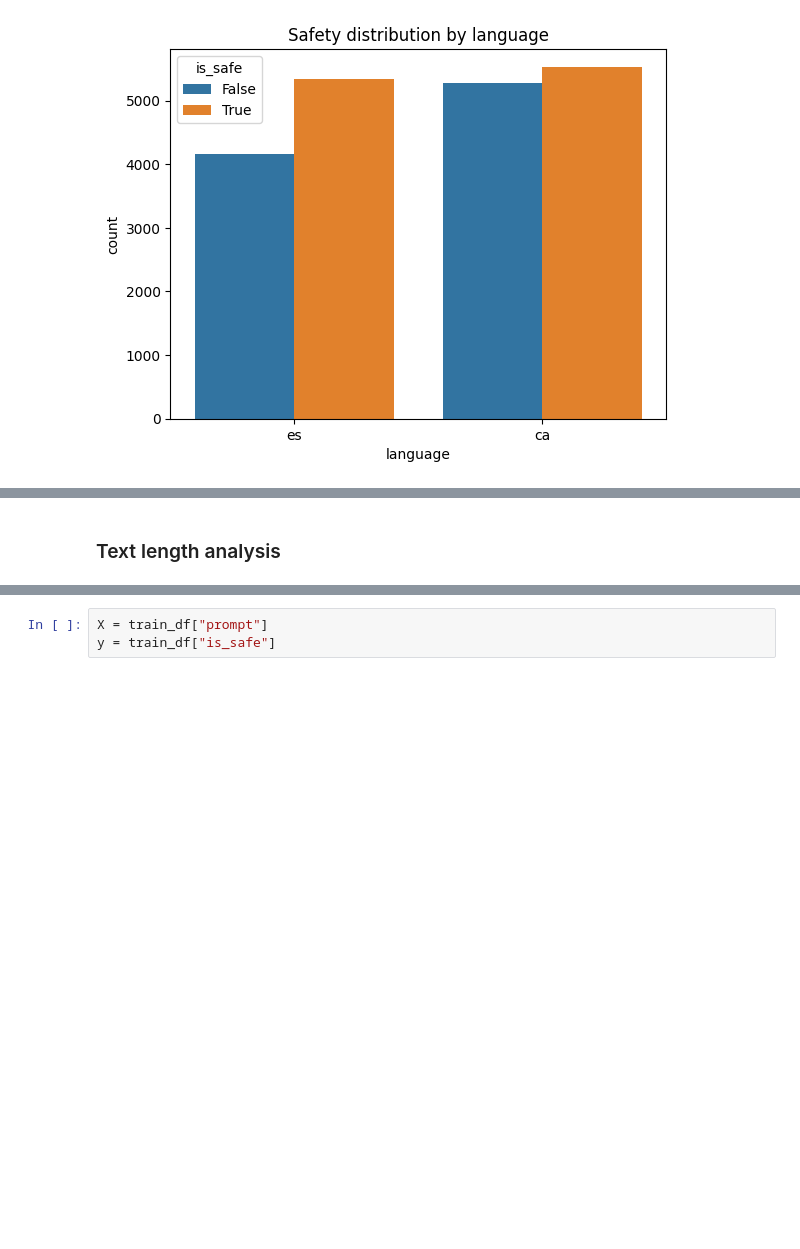
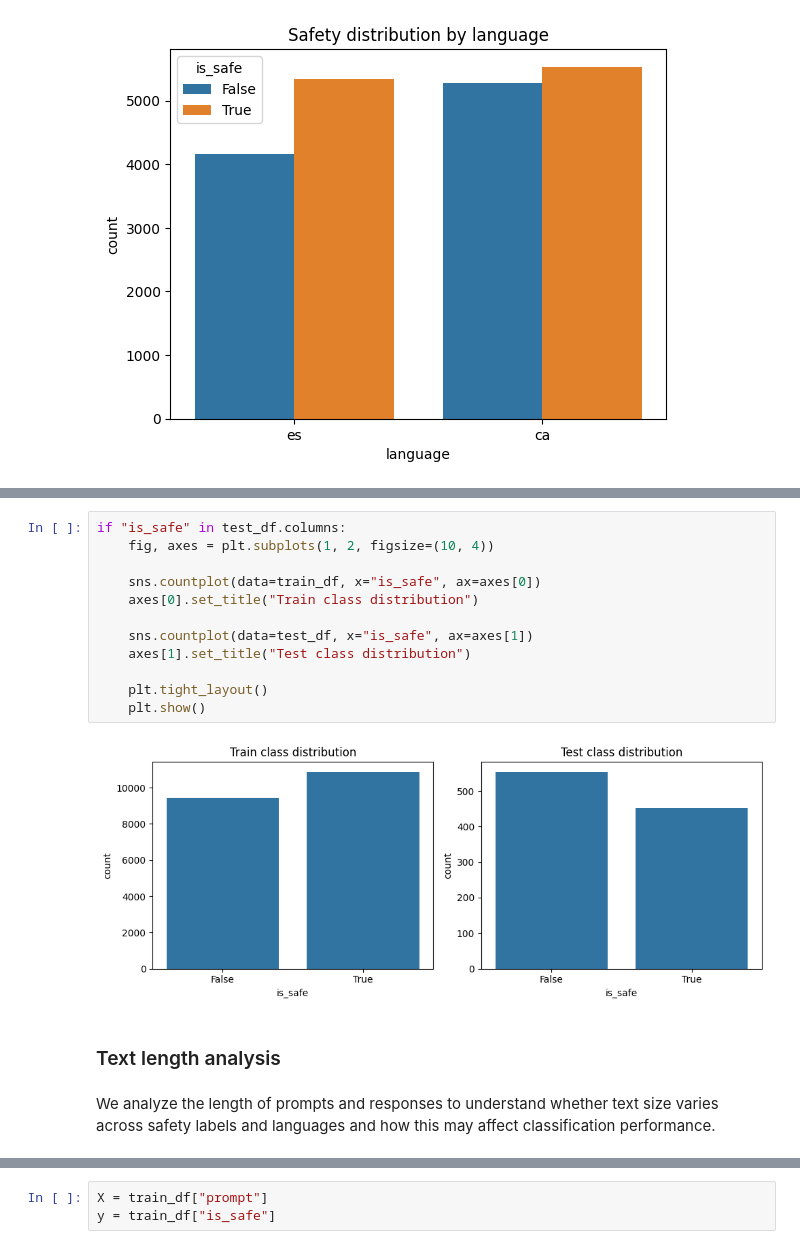
Before and after one commit to carolinapires03/NLP-project1, a Jupyter notebook: notebooks/01-EDA.ipynb, the cells around one changed output, grey strips where cells are left out. Drawn from its saved outputs; the diff is of its cells as text; blank space fills up the shorter version.

```diff
--- a/notebooks/01-EDA.ipynb
+++ b/notebooks/01-EDA.ipynb
@@ -154,2 +198,18 @@ plt.show()
+# %%
+if "is_safe" in test_df.columns:
+    fig, axes = plt.subplots(1, 2, figsize=(10, 4))
+
+    sns.countplot(data=train_df, x="is_safe", ax=axes[0])
+    axes[0].set_title("Train class distribution")
+
+    sns.countplot(data=test_df, x="is_safe", ax=axes[1])
+    axes[1].set_title("Test class distribution")
+
+    plt.tight_layout()
+    plt.show()
+# %% [output]
+[figure, added]
 # %% [markdown]
 ### Text length analysis
+# %% [markdown]
+We analyze the length of prompts and responses to understand whether text size varies across safety labels and languages and how this may affect classification performance.
```
Also changed, not shown: parts of 45 cells of this notebook.
